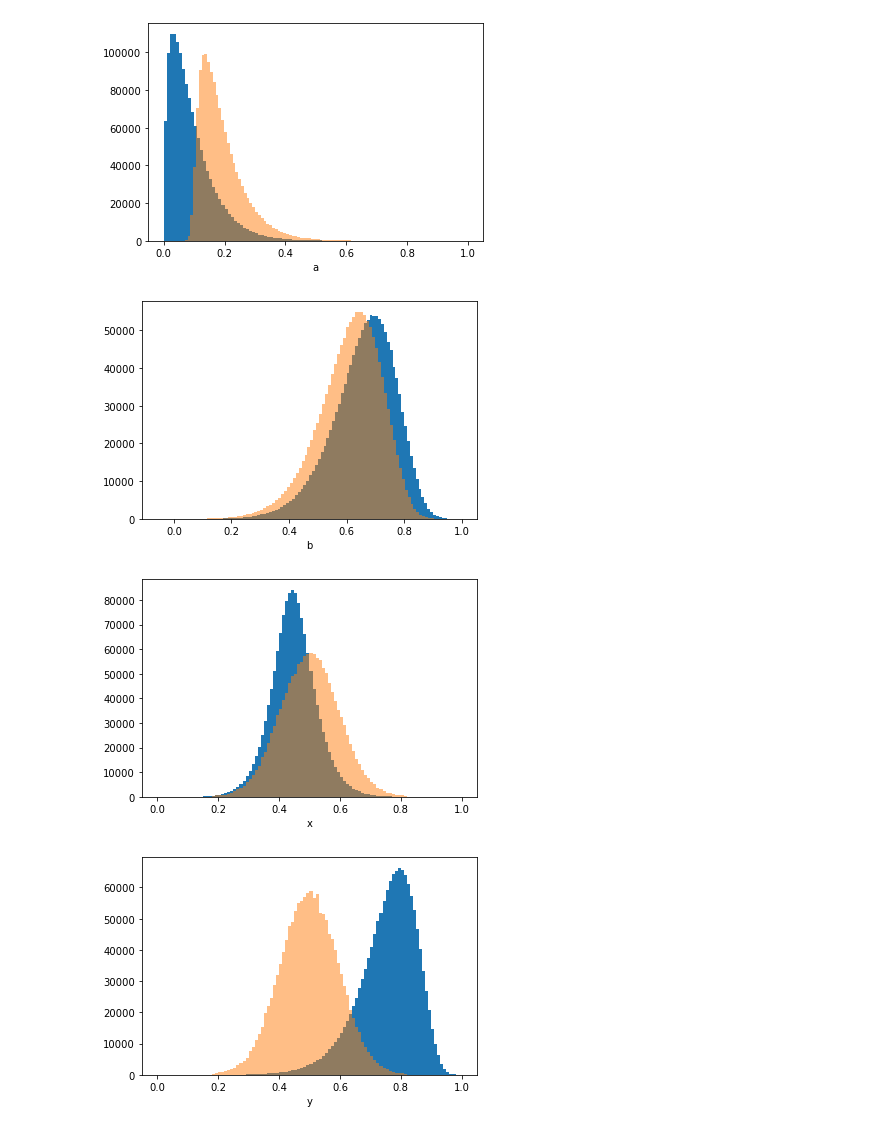
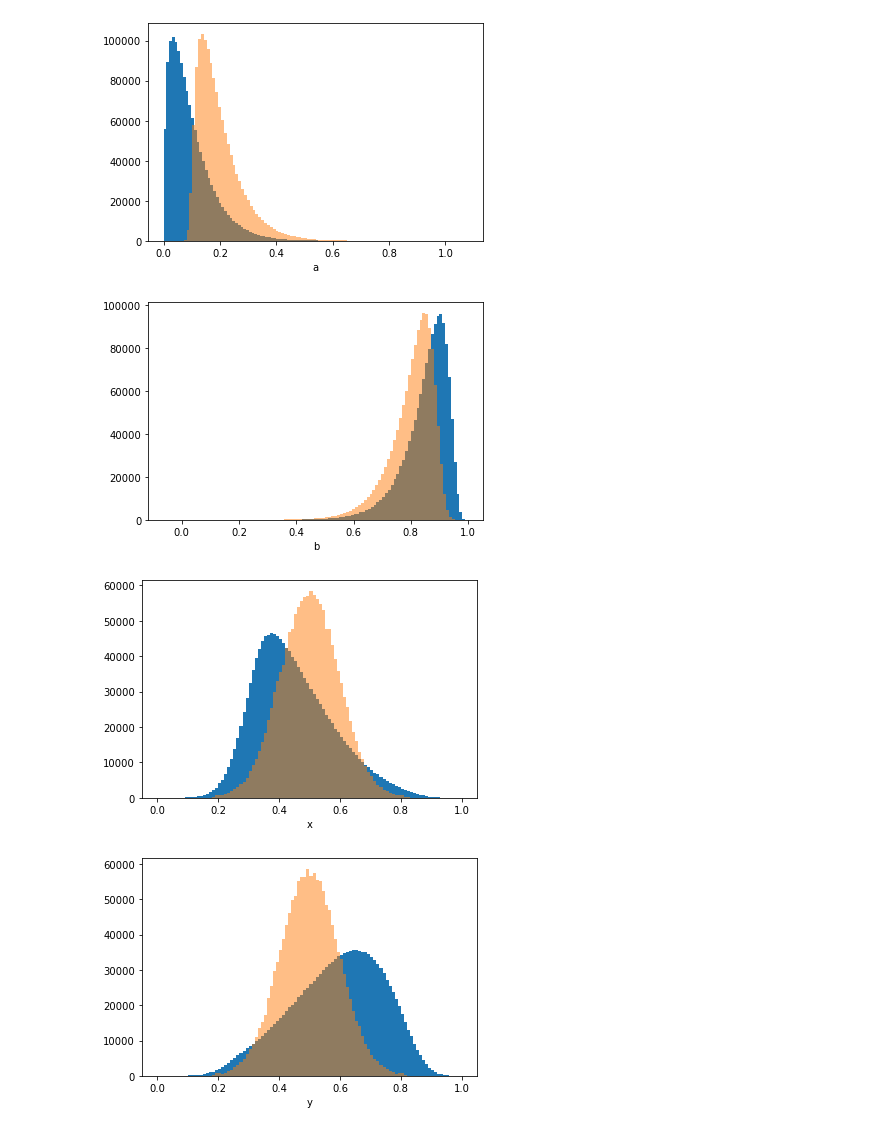
Before and after one commit to maxgalli/SSNF2, a Jupyter notebook: notebooks/make_samples.ipynb, the cells around one changed output. Cells and saved outputs as stored; diff of their text form; code cells hidden in the pictures.

```diff
--- a/notebooks/make_samples.ipynb
+++ b/notebooks/make_samples.ipynb
@@ -43,6 +43,7 @@ plt.show()
 
 pdf2 = weibull_min(10, 1)
 sample2 = pdf2.rvs(nevs)
+sample2 = sample2 - 5*sample1
 sample2 = MinMaxScaler((0, 1)).fit_transform(sample2.reshape(-1, 1)).reshape(-1)
 sample2_target = sample2 - 0.05 + 0.01 * np.random.normal(size=sample2.shape)
 sample2_train, sample2_test = train_test_split(sample2, test_size=0.3)
@@ -55,37 +56,37 @@ plt.show()
 sample3 = np.log1p(sample1) + np.log1p(sample2)
 sample3 = MinMaxScaler((0, 1)).fit_transform(sample3.reshape(-1, 1)).reshape(-1)
 sample3_target = np.log1p(sample1_target) + np.log1p(sample2_target)
 sample3_target = QuantileTransformer(output_distribution='normal').fit_transform(sample3_target.reshape(-1, 1)).reshape(-1)
 sample3_target = MinMaxScaler((0, 1)).fit_transform(sample3_target.reshape(-1, 1)).reshape(-1)
 sample3_train, sample3_test = train_test_split(sample3, test_size=0.3)
 sample3_target_train, sample3_target_test = train_test_split(sample3_target, test_size=0.3)
 plt.hist(sample3_train, bins=100)
 plt.hist(sample3_target_train, bins=100, alpha=0.5)
 plt.xlabel('x')
 plt.show()
 
 sample4 = np.log1p(sample1) + np.log1p(sample2) - np.log1p(sample1 * sample2) + 0.05
 sample4 = MinMaxScaler((0, 1)).fit_transform(sample4.reshape(-1, 1)).reshape(-1)
 sample4_target = np.log1p(sample1_target) + np.log1p(sample2_target) - np.log1p(sample1_target * sample2_target) + 0.05
 sample4_target = QuantileTransformer(output_distribution='normal').fit_transform(sample4_target.reshape(-1, 1)).reshape(-1)
 sample4_target = MinMaxScaler((0, 1)).fit_transform(sample4_target.reshape(-1, 1)).reshape(-1)
 sample4_train, sample4_test = train_test_split(sample4, test_size=0.3)
 sample4_target_train, sample4_target_test = train_test_split(sample4_target, test_size=0.3)
 plt.hist(sample4_train, bins=100)
 plt.hist(sample4_target_train, bins=100, alpha=0.5)
 plt.xlabel('y')
 plt.show()
 
 df = pd.DataFrame({'a': sample1_train, 'b': sample2_train, 'x': sample3_train, 'y': sample4_train})
 df_target = pd.DataFrame({'a': sample1_target_train, 'b': sample2_target_train, 'x': sample3_target_train, 'y': sample4_target_train})
 
 df_test = pd.DataFrame({'a': sample1_test, 'b': sample2_test, 'x': sample3_test, 'y': sample4_test})
 df_target_test = pd.DataFrame({'a': sample1_target_test, 'b': sample2_target_test, 'x': sample3_target_test, 'y': sample4_target_test})
 # %% [output]
-[figure, old version]
+[figure, new version]
-[figure, old version]
+[figure, new version]
-[figure, old version]
+[figure, new version]
-[figure, old version]
+[figure, new version]
 # %%
 context_vars = ['a', 'b']
 target_vars = ['x', 'y']
```
Also changed, not shown: parts of 2 cells of this notebook, 3 other files.
